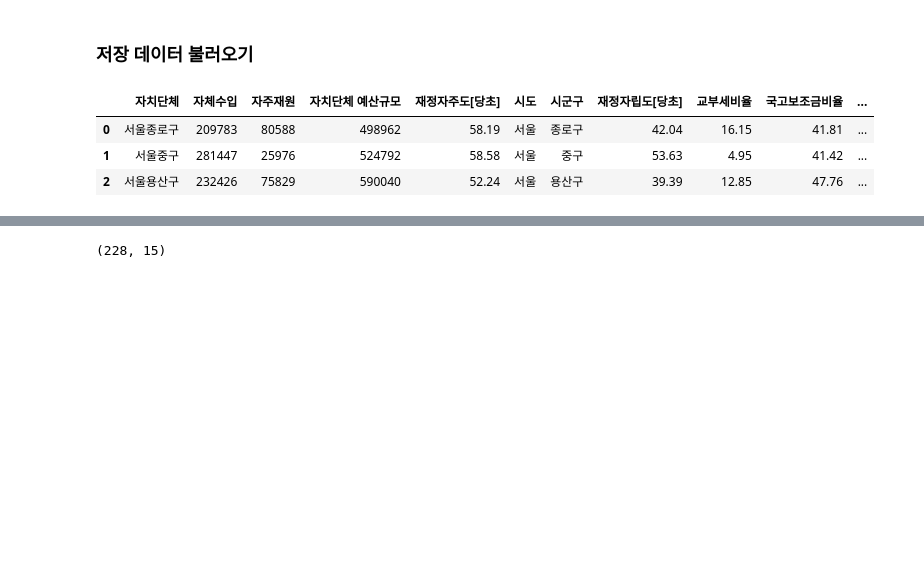
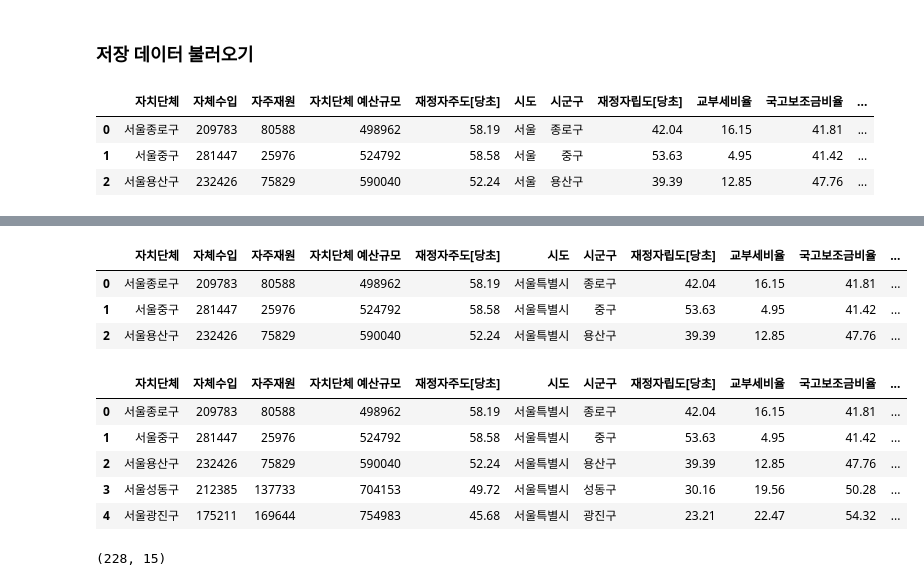
Before and after one commit to YawnsDuzin/fiscaldata, a Jupyter notebook: Source/20241202_재정자주도_자립도_통합재정수지비율(병합)_.ipynb, the cells around one changed output, grey strips where cells are left out. Cells and saved outputs as stored; diff of their text form; code cells hidden in the pictures; blank space fills up the shorter version.

```diff
--- a/Source/20241202_재정자주도_자립도_통합재정수지비율(병합)_.ipynb
+++ b/Source/20241202_재정자주도_자립도_통합재정수지비율(병합)_.ipynb
@@ -456,0 +553,7 @@ df_temp.head(3)
+# %%
+df_temp_1.head(3)
+# %% [output]
+|  | 자치단체 | 자체수입 | 자주재원 | 자치단체 예산규모 | 재정자주도[당초] | 시도 | 시군구 | 재정자립도[당초] | 교부세비율 | 국고보조금비율 | ... |
+| 0 | 서울종로구 | 209783 | 80588 | 498962 | 58.19 | 서울특별시 | 종로구 | 42.04 | 16.15 | 41.81 | ... |
+| 1 | 서울중구 | 281447 | 25976 | 524792 | 58.58 | 서울특별시 | 중구 | 53.63 | 4.95 | 41.42 | ... |
+| 2 | 서울용산구 | 232426 | 75829 | 590040 | 52.24 | 서울특별시 | 용산구 | 39.39 | 12.85 | 47.76 | ... |
@@ -457 +562,12 @@ df_temp.head(3)
+# %%
+df_temp_1 = pd.read_csv(path_dateset + '전처리/재정자주도_자립도_통합재정수지비율(병합).csv')
+# %%
+df_temp_1.head(5)
+# %% [output]
+|  | 자치단체 | 자체수입 | 자주재원 | 자치단체 예산규모 | 재정자주도[당초] | 시도 | 시군구 | 재정자립도[당초] | 교부세비율 | 국고보조금비율 | ... |
+| 0 | 서울종로구 | 209783 | 80588 | 498962 | 58.19 | 서울특별시 | 종로구 | 42.04 | 16.15 | 41.81 | ... |
+| 1 | 서울중구 | 281447 | 25976 | 524792 | 58.58 | 서울특별시 | 중구 | 53.63 | 4.95 | 41.42 | ... |
+| 2 | 서울용산구 | 232426 | 75829 | 590040 | 52.24 | 서울특별시 | 용산구 | 39.39 | 12.85 | 47.76 | ... |
+| 3 | 서울성동구 | 212385 | 137733 | 704153 | 49.72 | 서울특별시 | 성동구 | 30.16 | 19.56 | 50.28 | ... |
+| 4 | 서울광진구 | 175211 | 169644 | 754983 | 45.68 | 서울특별시 | 광진구 | 23.21 | 22.47 | 54.32 | ... |
 # %%
```
Also changed, not shown: parts of 9 cells of this notebook, 2 other files.
